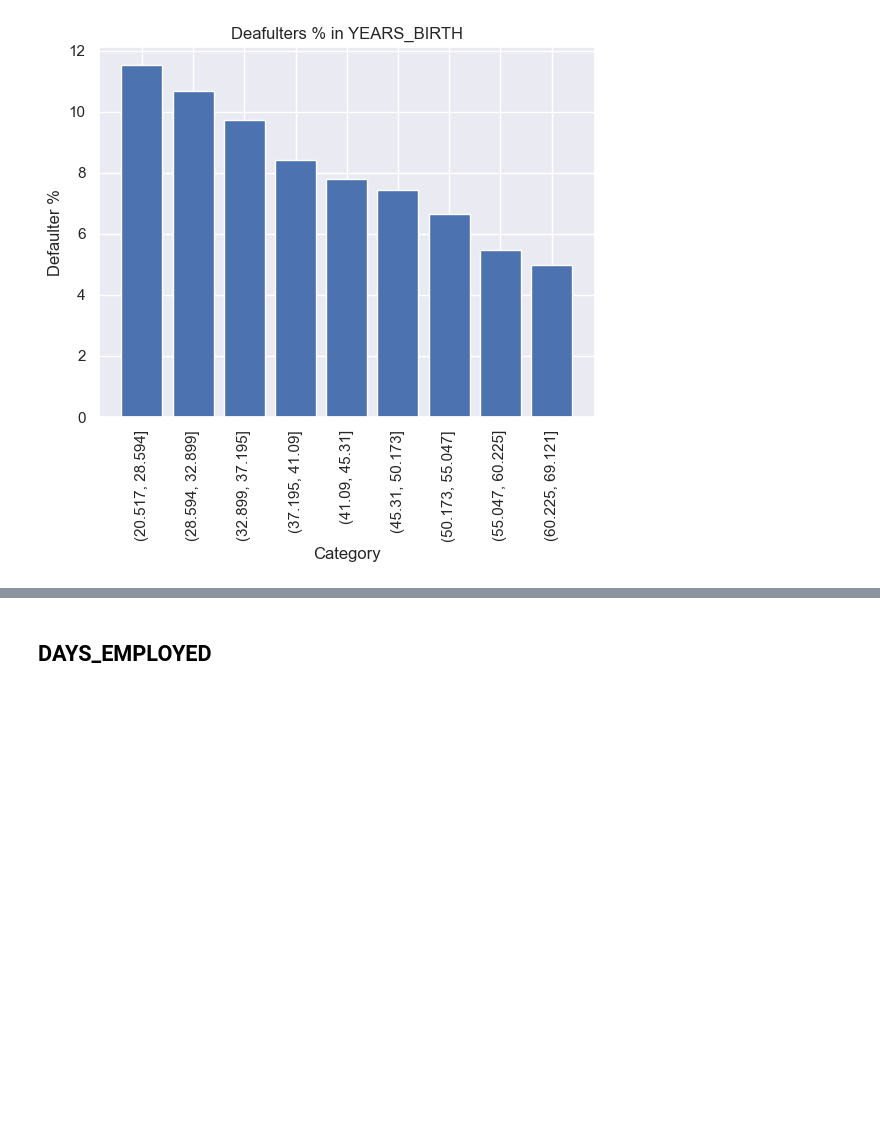
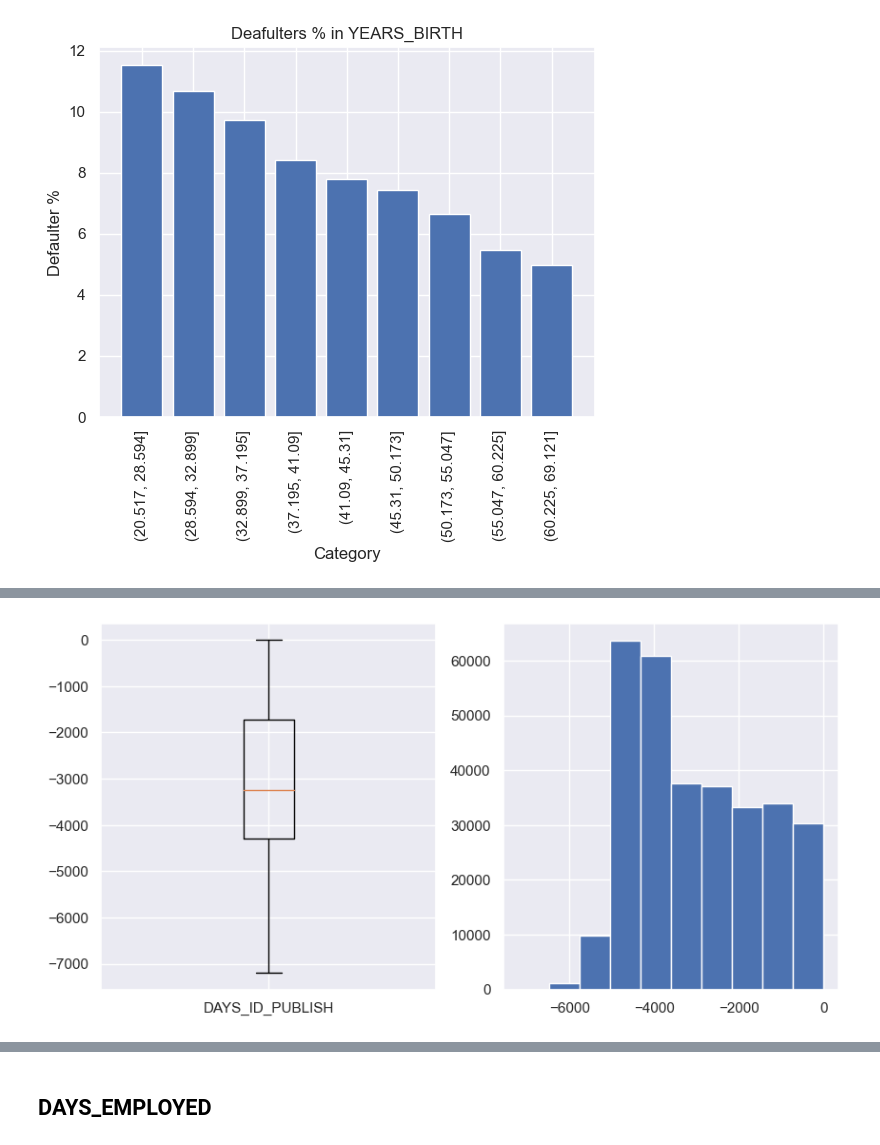
Before and after one commit to seg-fault123/bdm_project, a Jupyter notebook: cleaning.ipynb, the cells around one changed output, grey strips where cells are left out. Saved outputs shown, nothing was run; the diff lists cells and outputs as text; code cells hidden in the pictures; blank space fills up the shorter version.

Commit message:
cleaned id publish cleaned registration cleaned phone change

```diff
--- a/cleaning.ipynb
+++ b/cleaning.ipynb
@@ -209,0 +228,4 @@ Name: YEARS_BIRTH_binned, dtype: float64
+# %%
+plot_hist_box(numerical_frame, 'DAYS_ID_PUBLISH')
+# %% [output]
+[figure, added]
```
Also changed, not shown: parts of 25 cells of this notebook.
